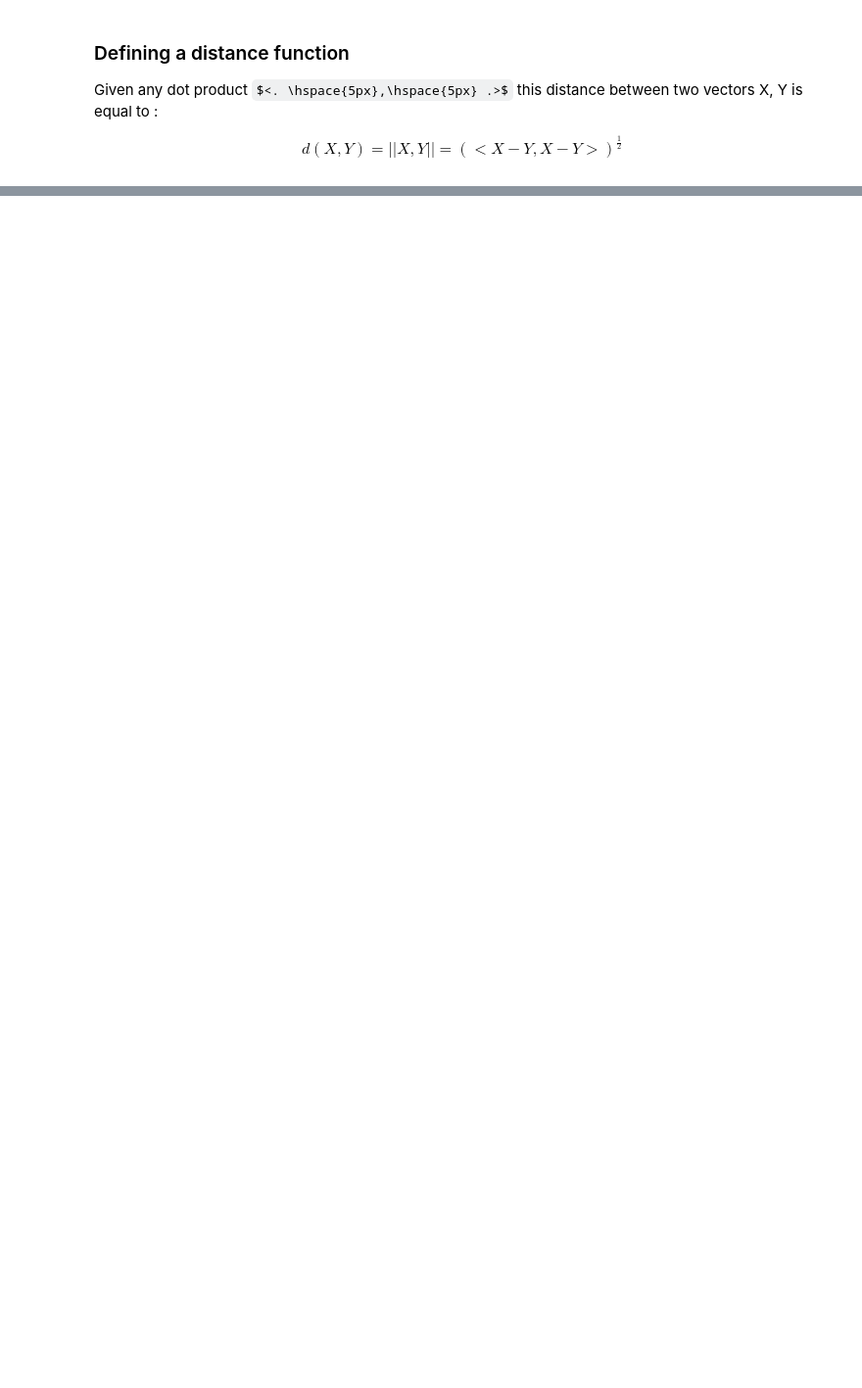
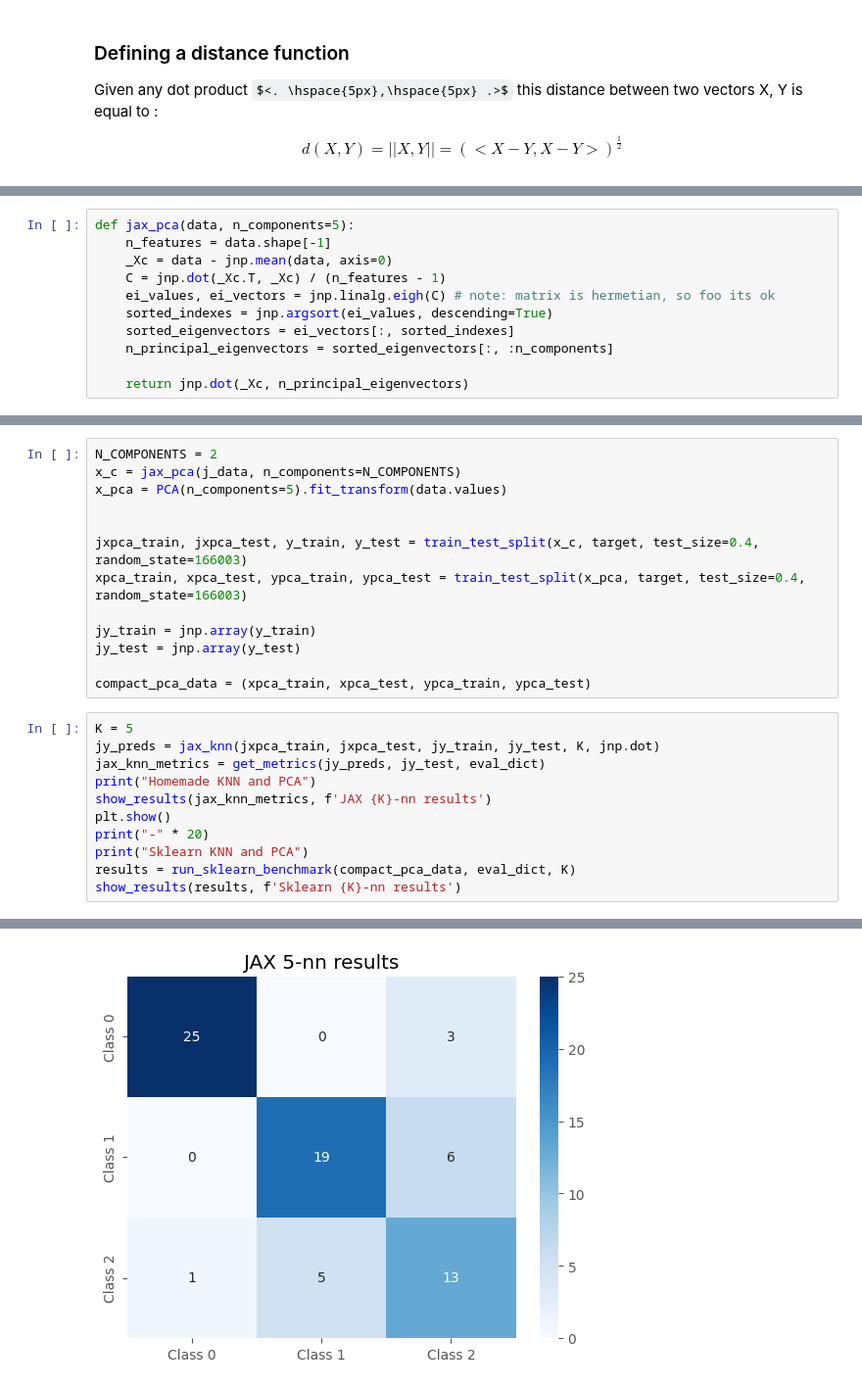
Before and after one commit to Arthur-Salles/LA2ML, a Jupyter notebook: t1/project.ipynb, the cells around one changed output, grey strips where cells are left out. Shown at 98% size. Drawn from its saved outputs; the diff is of its cells as text; some formulas as TeX source; blank space fills up the shorter version.

```diff
--- a/t1/project.ipynb
+++ b/t1/project.ipynb
@@ -161,0 +187,11 @@ batch_generic_distance(x_long, y_long)
+# %%
+def jax_pca(data, n_components=5):
+    n_features = data.shape[-1]
+    _Xc = data - jnp.mean(data, axis=0)
+    C = jnp.dot(_Xc.T, _Xc) / (n_features - 1)
+    ei_values, ei_vectors = jnp.linalg.eigh(C) # note: matrix is hermetian, so foo its ok
+    sorted_indexes = jnp.argsort(ei_values, descending=True)
+    sorted_eigenvectors = ei_vectors[:, sorted_indexes]
+    n_principal_eigenvectors = sorted_eigenvectors[:, :n_components]
+
+    return jnp.dot(_Xc, n_principal_eigenvectors)
@@ -161,0 +202,25 @@ batch_generic_distance(x_long, y_long)
+# %%
+N_COMPONENTS = 2
+x_c = jax_pca(j_data, n_components=N_COMPONENTS)
+x_pca = PCA(n_components=5).fit_transform(data.values)
+
+
+jxpca_train, jxpca_test, y_train, y_test = train_test_split(x_c, target, test_size=0.4, random_state=166003)
+xpca_train, xpca_test, ypca_train, ypca_test = train_test_split(x_pca, target, test_size=0.4, random_state=166003)
+
+jy_train = jnp.array(y_train)
+jy_test = jnp.array(y_test)
+
+compact_pca_data = (xpca_train, xpca_test, ypca_train, ypca_test)
+# %%
+K = 5
+jy_preds = jax_knn(jxpca_train, jxpca_test, jy_train, jy_test, K, jnp.dot)
+jax_knn_metrics = get_metrics(jy_preds, jy_test, eval_dict)
+print("Homemade KNN and PCA")
+show_results(jax_knn_metrics, f'JAX {K}-nn results')
+plt.show()
+print("-" * 20)
+print("Sklearn KNN and PCA")
+results = run_sklearn_benchmark(compact_pca_data, eval_dict, K)
+show_results(results, f'Sklearn {K}-nn results')
+# %% [output]
@@ -161,0 +232 @@ batch_generic_distance(x_long, y_long)
+[figure, added]
```
Also changed, not shown: parts of 23 cells of this notebook.
